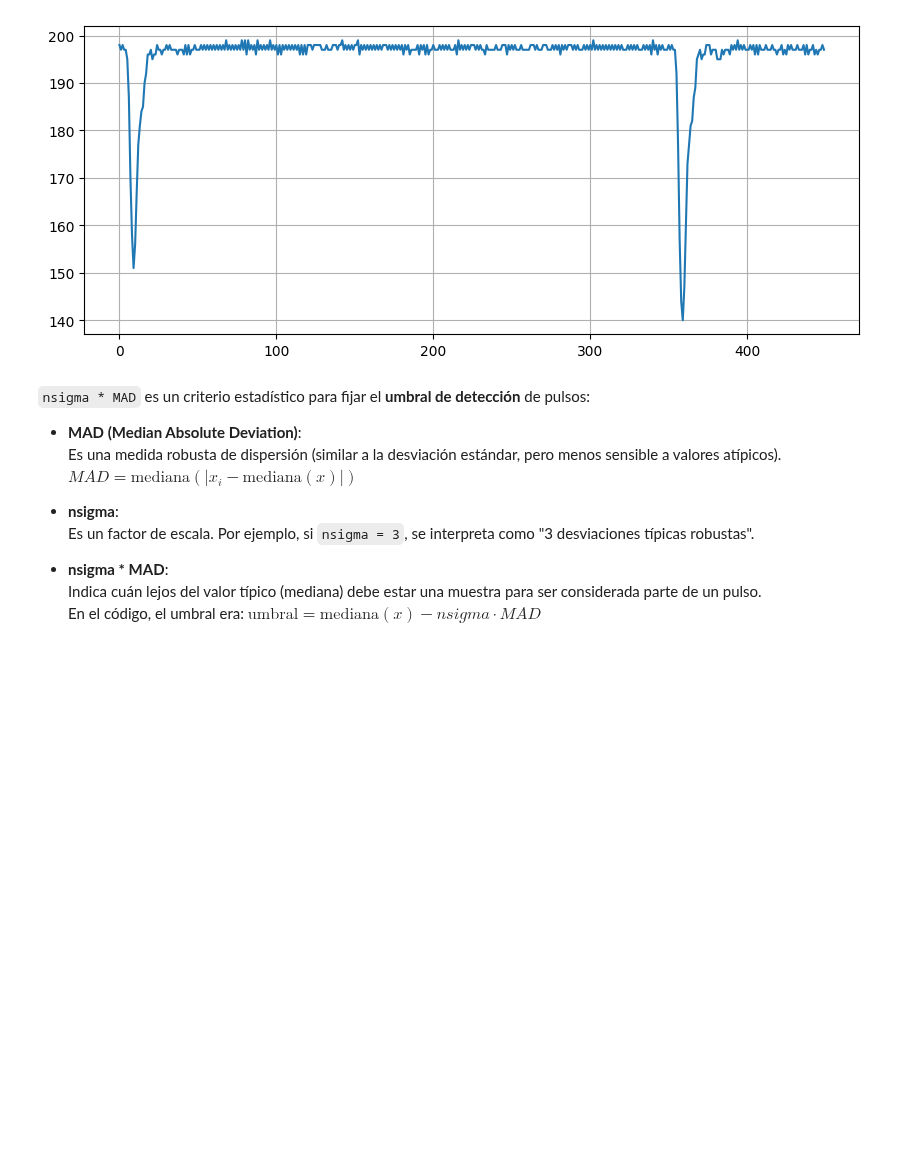
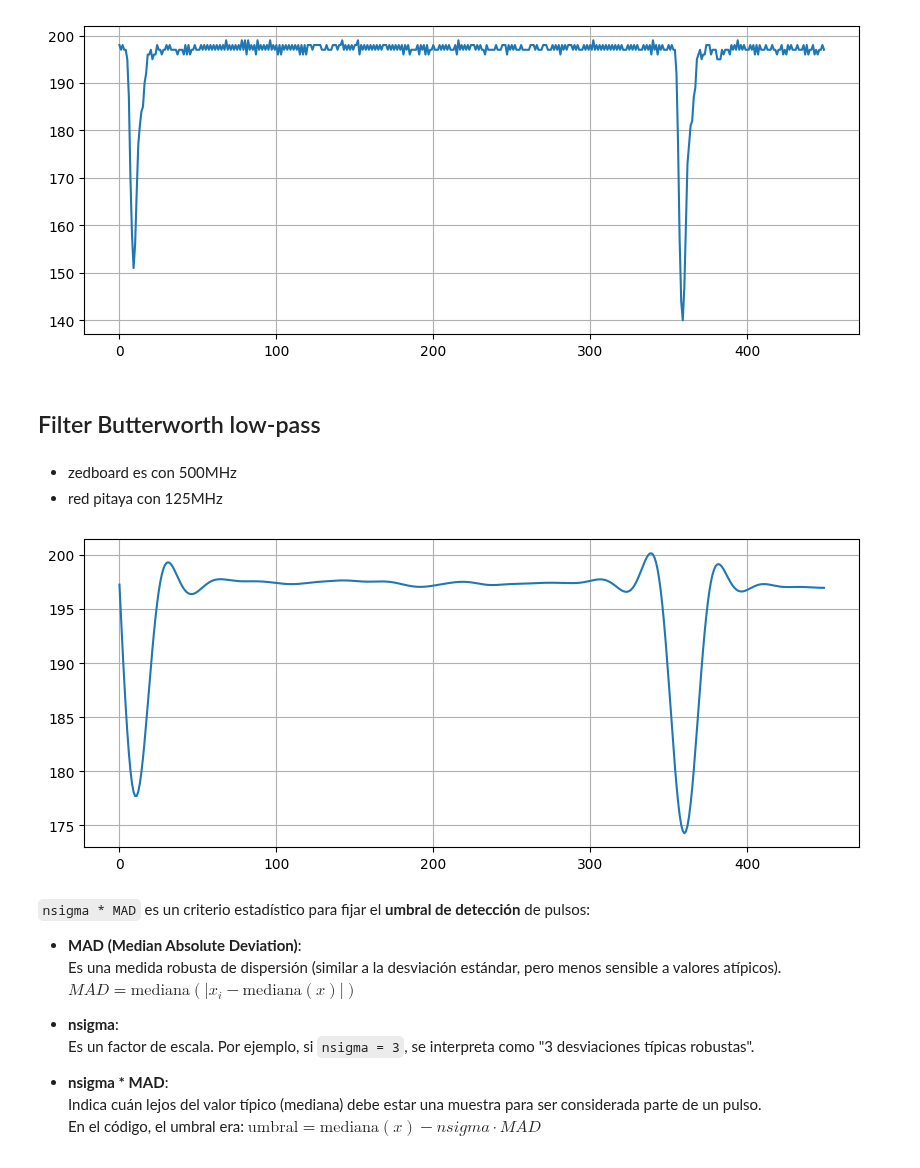
Before and after one commit to ECFM-USAC/LAGO_data_model, a Jupyter notebook: notebooks/eda.ipynb, the cells around one changed output. Saved outputs shown, nothing was run; the diff lists cells and outputs as text; code cells hidden in the pictures; blank space fills up the shorter version.

Commit message:
updated eda notebook added filter

```diff
--- a/notebooks/eda.ipynb
+++ b/notebooks/eda.ipynb
@@ -38,6 +39,29 @@ sns.lineplot(pulse_read)
 plt.grid(True)
 # %% [output]
 [figure]
+# %% [markdown]
+## Filter Butterworth low-pass
+# %% [markdown]
+- zedboard es con 500MHz
+- red pitaya con 125MHz
+# %%
+# Sampling frequency (Hz)
+fs = 600
+
+# Cut-off frequency for the low-pass filter (Hz)
+fc = 20
+
+# Design a 4th-order Butterworth low-pass filter
+b, a = butter(N=4, Wn=fc/(fs/2), btype='low')
+
+# Apply the filter with zero-phase distortion
+pulse_filtered = filtfilt(b, a, pulse_read)
+# %%
+plt.figure(figsize=(10,4))
+sns.lineplot(pulse_filtered)
+plt.grid(True)
+# %% [output]
+[figure, added]
 # %% [markdown]
 `nsigma * MAD` es un criterio estadístico para fijar el **umbral de detección** de pulsos:
 
```
Also changed, not shown: parts of 4 cells of this notebook, 1 other file.
